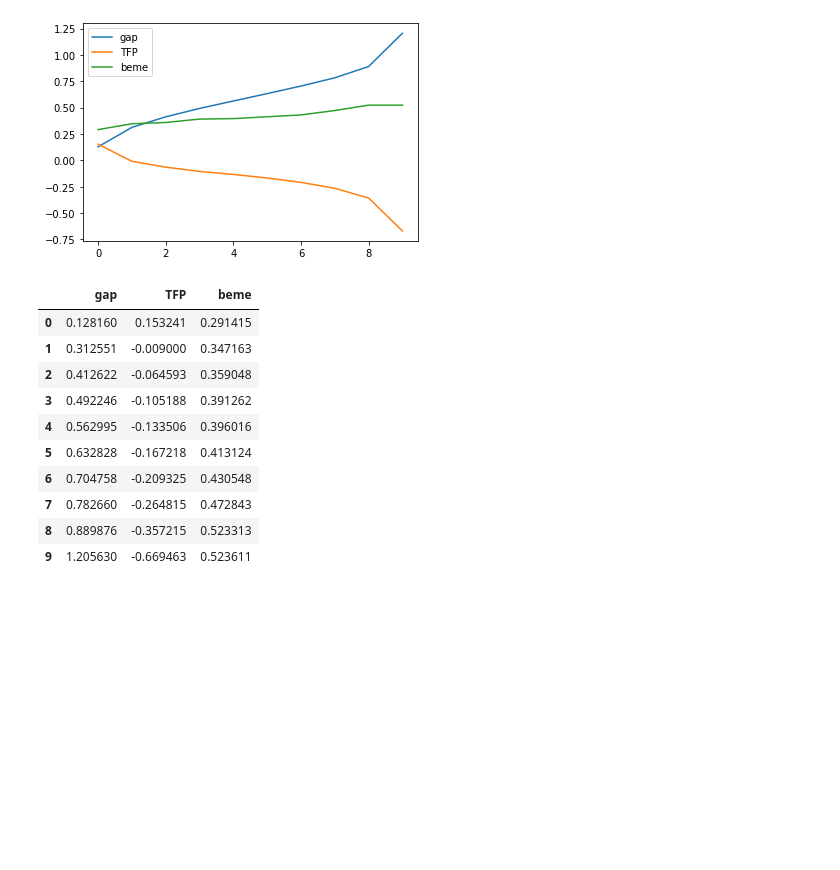
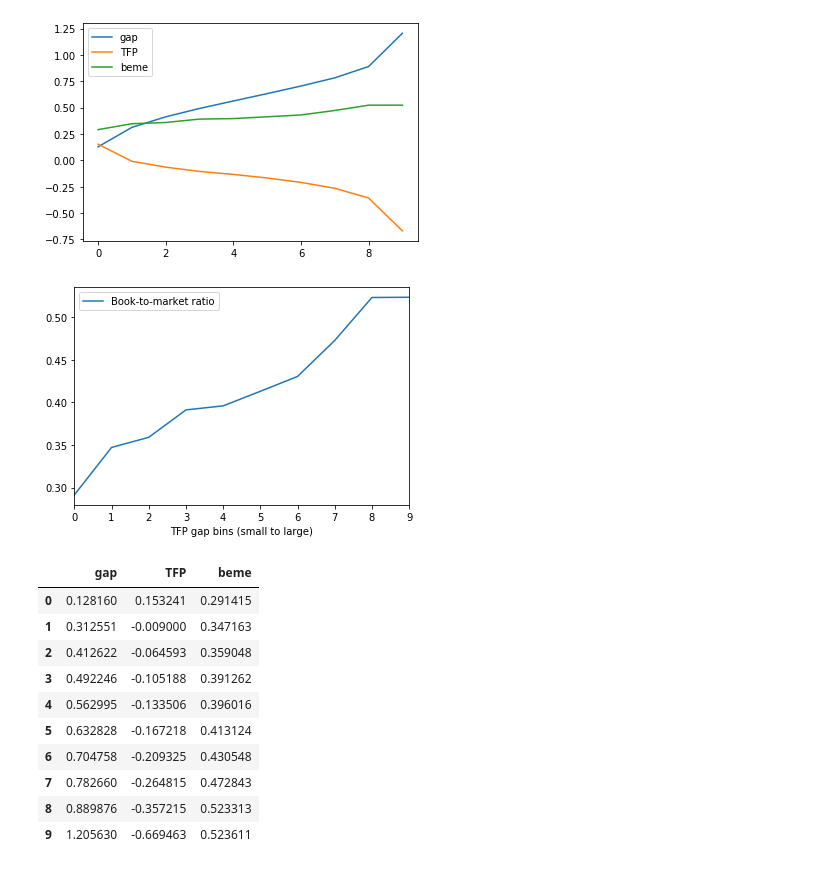
Before and after one commit to pakshingho/ProductivityReturns, a Jupyter notebook: codes/TFP EDA full Compustat sorted by FF48.ipynb, the cells around one changed output. Cells and saved outputs as stored; diff of their text form; code cells hidden in the pictures; blank space fills up the shorter version.

Commit message:
plot bins

```diff
--- a/codes/TFP EDA full Compustat sorted by FF48.ipynb
+++ b/codes/TFP EDA full Compustat sorted by FF48.ipynb
@@ -772,6 +772,14 @@ overall_sort_df.plot()
 # %% [output]
 <matplotlib.axes._subplots.AxesSubplot at 0x...>
 [figure]
+# %%
+overall_sort_df['beme'].plot()
+plt.legend(['Book-to-market ratio'])
+plt.xlabel('TFP gap bins (small to large)')
+plt.xlim([0, 9])
+plt.show()
+# %% [output]
+[figure, added]
 # %%
 overall_sort_df
 # %% [output]
```
Also changed, not shown: parts of 2 cells of this notebook, 1 other file.
